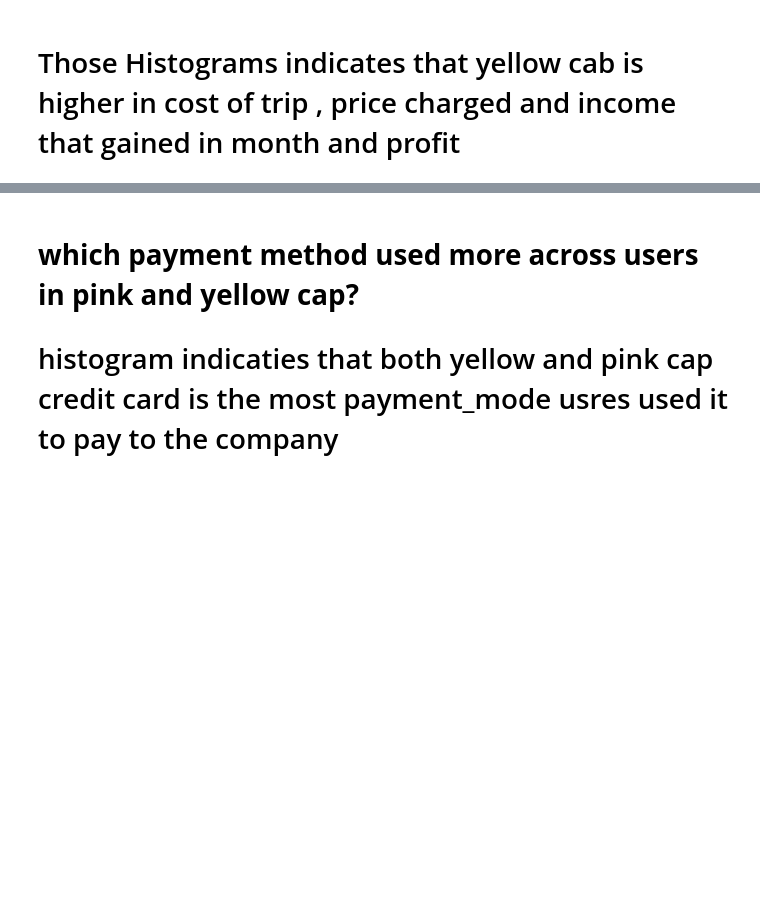
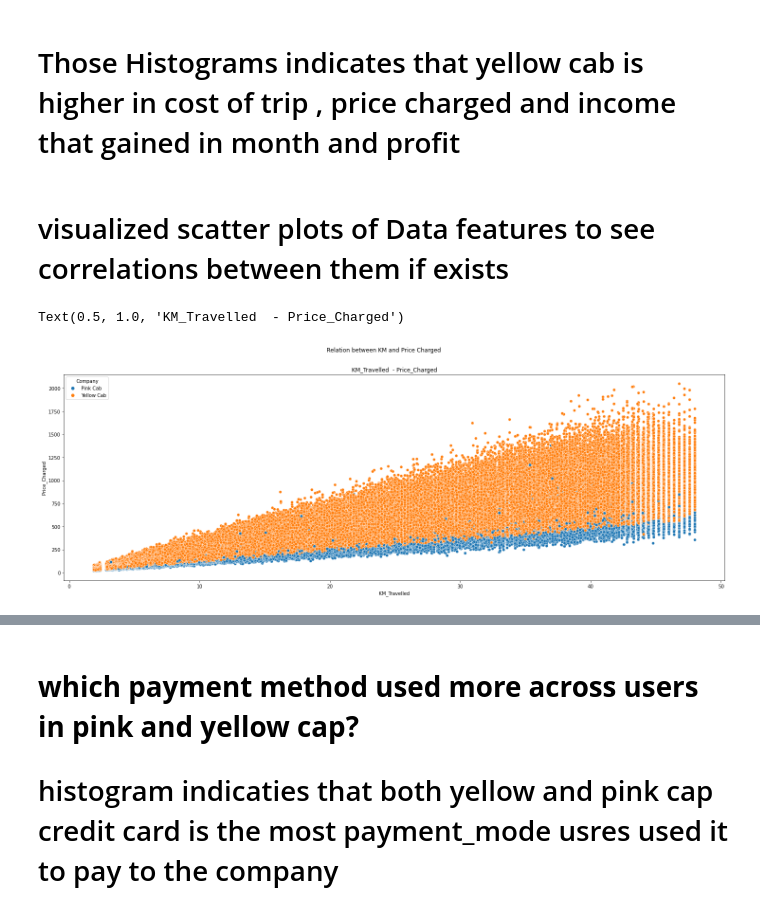
Before and after one commit to Mariamali2001/Data_Glacier_virtual_internship, a Jupyter notebook: Week2/Notebook.ipynb, the cells around one changed output, grey strips where cells are left out. Drawn from its saved outputs; the diff is of its cells as text; code cells hidden in the pictures; blank space fills up the shorter version.

Commit message:
find correlation between features

```diff
--- a/Week2/Notebook.ipynb
+++ b/Week2/Notebook.ipynb
@@ -427,3 +427,13 @@ sns.histplot(ax=axes[1][1], data=Final_cab_data , x='Profit' , kde = True , hue=
 [figure]
 # %% [markdown]
 # Those Histograms indicates that yellow cab is higher in  cost of trip , price charged and income that gained in month and profit
+# %% [markdown]
+# visualized scatter plots of Data features to see correlations between them if exists
+# %%
+
+fig,axes = plt.subplots(figsize=(25, 8), sharey=True)
+fig.suptitle('Relation between KM and Price Charged')
+sns.scatterplot(ax=axes,data=Final_cab_data, x='KM_Travelled', y='Price_Charged' , hue="Company"  ).set_title("KM_Travelled  - Price_Charged")
+# %% [output]
+Text(0.5, 1.0, 'KM_Travelled  - Price_Charged')
+[figure, added]
```
Also changed, not shown: parts of 3 cells of this notebook.
